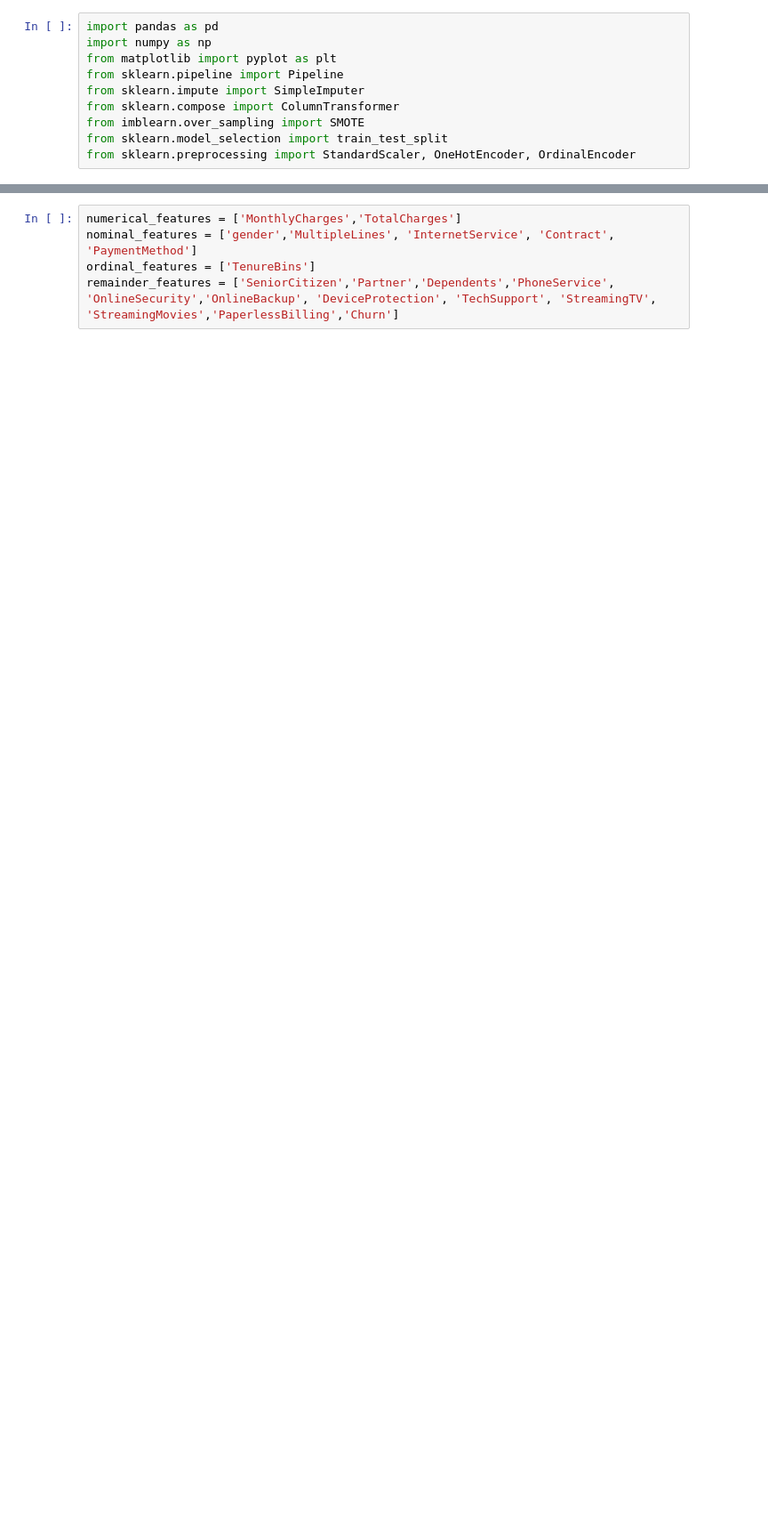
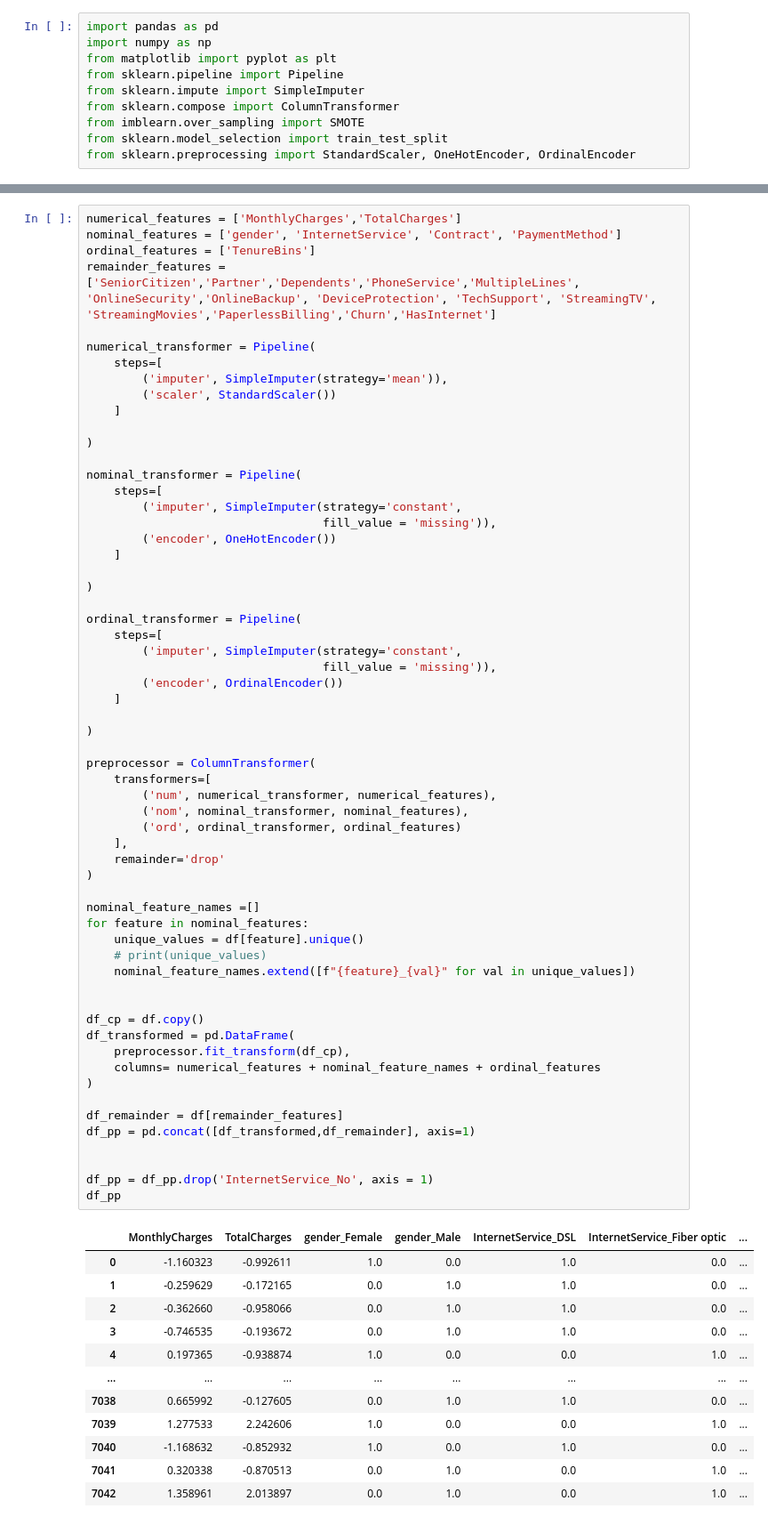
Before and after one commit to HirushikaPelagewtta/Telco-Customer-Churn-Prediction, a Jupyter notebook: EDA/3_Encoding_And_Scaling.ipynb, the cells around one changed output, grey strips where cells are left out. Shown at 89% size. Drawn from its saved outputs; the diff is of its cells as text; blank space fills up the shorter version.

```diff
--- a/EDA/3_Encoding_And_Scaling.ipynb
+++ b/EDA/3_Encoding_And_Scaling.ipynb
@@ -28,5 +28,73 @@ df
 # %%
 numerical_features = ['MonthlyCharges','TotalCharges']
-nominal_features = ['gender','MultipleLines', 'InternetService', 'Contract', 'PaymentMethod']
+nominal_features = ['gender', 'InternetService', 'Contract', 'PaymentMethod']
 ordinal_features = ['TenureBins']
-remainder_features = ['SeniorCitizen','Partner','Dependents','PhoneService', 'OnlineSecurity','OnlineBackup', 'DeviceProtection', 'TechSupport', 'StreamingTV', 'StreamingMovies','PaperlessBilling','Churn']
+remainder_features = ['SeniorCitizen','Partner','Dependents','PhoneService','MultipleLines', 'OnlineSecurity','OnlineBackup', 'DeviceProtection', 'TechSupport', 'StreamingTV', 'StreamingMovies','PaperlessBilling','Churn','HasInternet']
+
+numerical_transformer = Pipeline(
+    steps=[
+        ('imputer', SimpleImputer(strategy='mean')),
+        ('scaler', StandardScaler())
+    ]
+
+)
+
+nominal_transformer = Pipeline(
+    steps=[
+        ('imputer', SimpleImputer(strategy='constant',
+                                  fill_value = 'missing')),
+        ('encoder', OneHotEncoder())
+    ]
+
+)
+
+ordinal_transformer = Pipeline(
+    steps=[
+        ('imputer', SimpleImputer(strategy='constant',
+                                  fill_value = 'missing')),
+        ('encoder', OrdinalEncoder())
+    ]
+
+)
+
+preprocessor = ColumnTransformer(
+    transformers=[
+        ('num', numerical_transformer, numerical_features),
+        ('nom', nominal_transformer, nominal_features),
+        ('ord', ordinal_transformer, ordinal_features)
+    ],
+    remainder='drop'
+)
+
+nominal_feature_names =[]
+for feature in nominal_features:
+    unique_values = df[feature].unique()
+    # print(unique_values)
+    nominal_feature_names.extend([f"{feature}_{val}" for val in unique_values])
+
+
+df_cp = df.copy()
+df_transformed = pd.DataFrame(
+    preprocessor.fit_transform(df_cp),
+    columns= numerical_features + nominal_feature_names + ordinal_features
+)
+
+df_remainder = df[remainder_features]
+df_pp = pd.concat([df_transformed,df_remainder], axis=1)
+
+
+df_pp = df_pp.drop('InternetService_No', axis = 1)
+df_pp
+# %% [output]
+|  | MonthlyCharges | TotalCharges | gender_Female | gender_Male | InternetService_DSL | InternetService_Fiber optic | ... |
+| 0 | -1.160323 | -0.992611 | 1.0 | 0.0 | 1.0 | 0.0 | ... |
+| 1 | -0.259629 | -0.172165 | 0.0 | 1.0 | 1.0 | 0.0 | ... |
+| 2 | -0.362660 | -0.958066 | 0.0 | 1.0 | 1.0 | 0.0 | ... |
+| 3 | -0.746535 | -0.193672 | 0.0 | 1.0 | 1.0 | 0.0 | ... |
+| 4 | 0.197365 | -0.938874 | 1.0 | 0.0 | 0.0 | 1.0 | ... |
+| ... | ... | ... | ... | ... | ... | ... | ... |
+| 7038 | 0.665992 | -0.127605 | 0.0 | 1.0 | 1.0 | 0.0 | ... |
+| 7039 | 1.277533 | 2.242606 | 1.0 | 0.0 | 0.0 | 1.0 | ... |
+| 7040 | -1.168632 | -0.852932 | 1.0 | 0.0 | 1.0 | 0.0 | ... |
+| 7041 | 0.320338 | -0.870513 | 0.0 | 1.0 | 0.0 | 1.0 | ... |
+| 7042 | 1.358961 | 2.013897 | 0.0 | 1.0 | 0.0 | 1.0 | ... |
```
Also changed, not shown: parts of 9 cells of this notebook, 11 other files.
